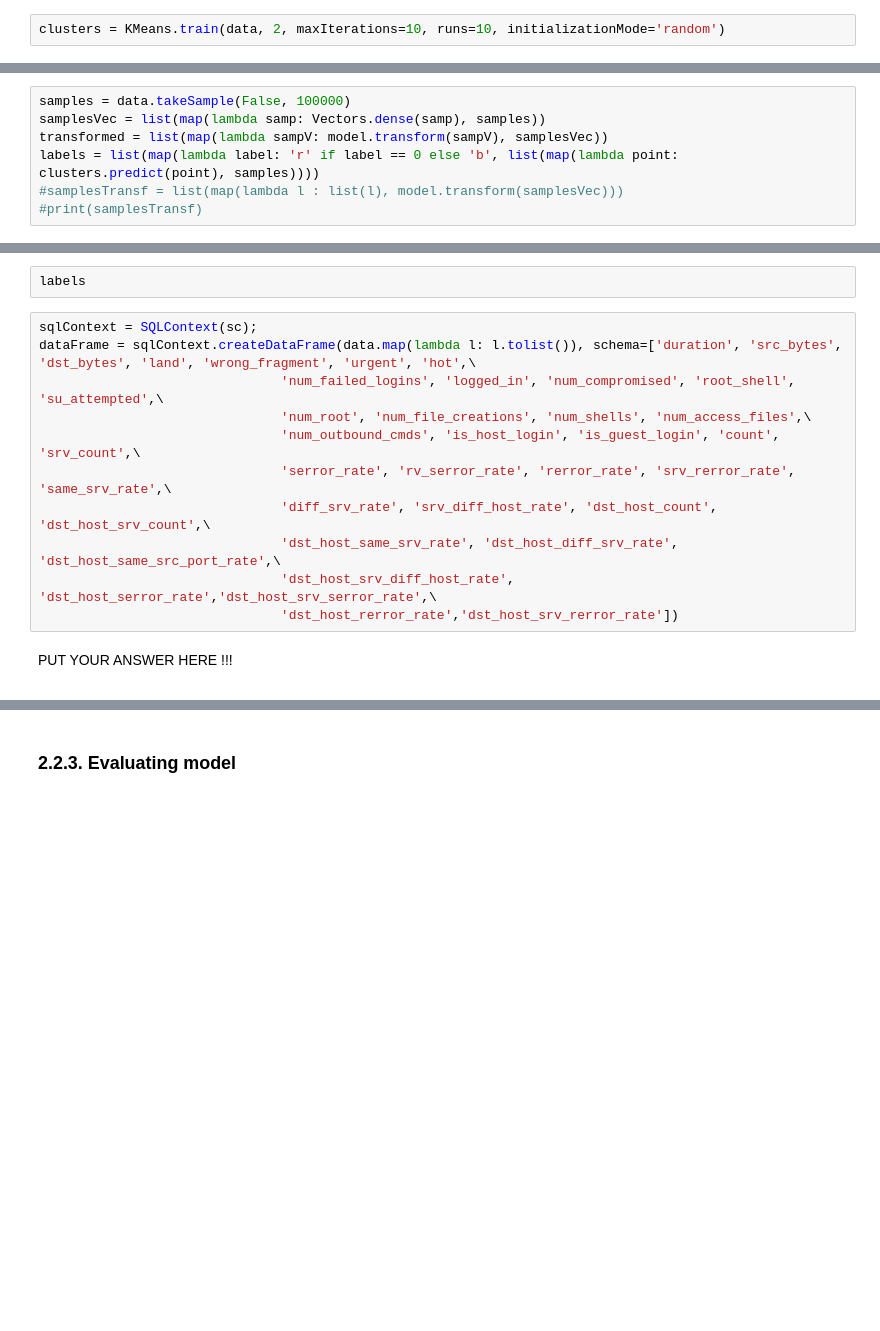
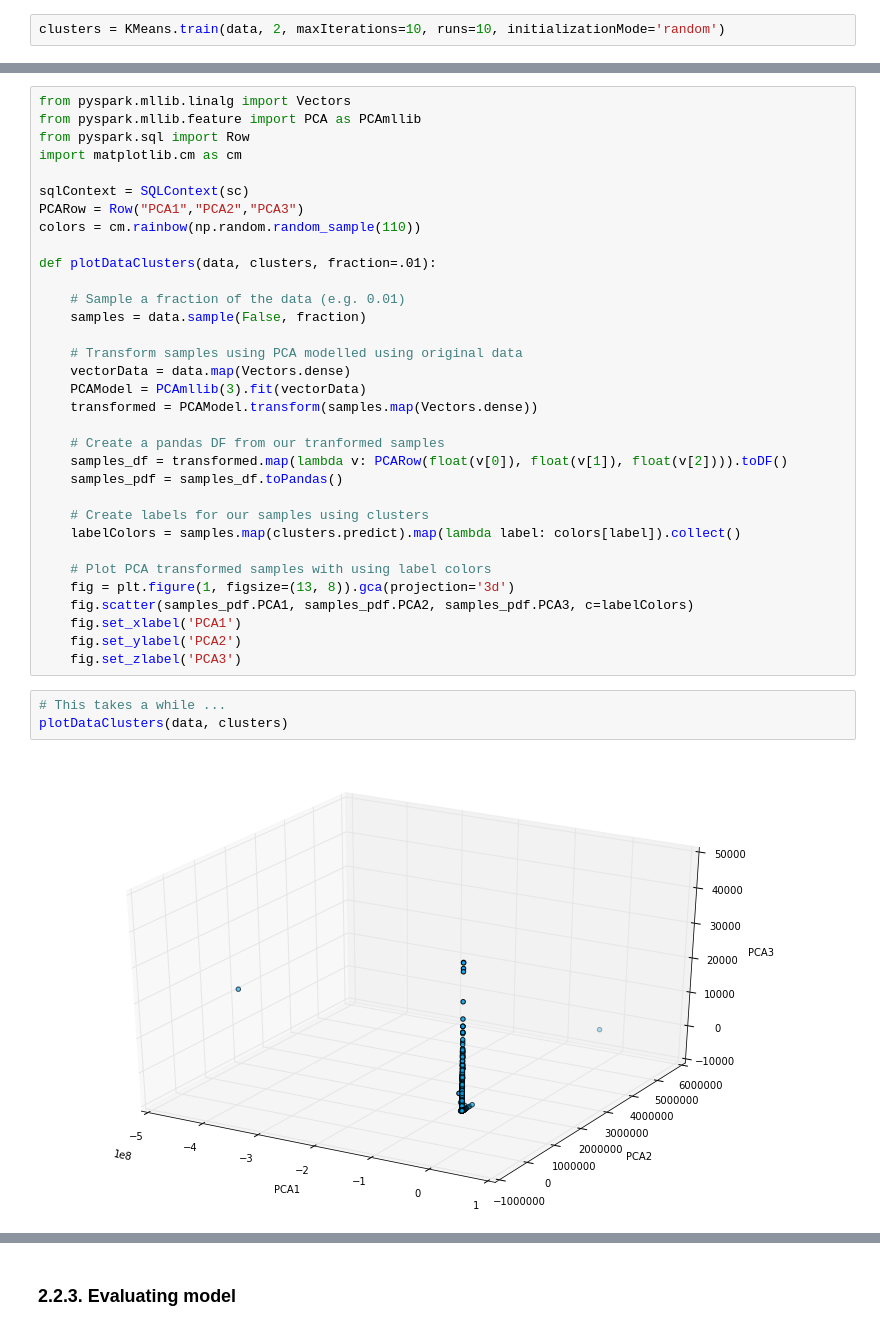
Before and after one commit to adriculteur/Algorithmic-Machine-Learning, a Jupyter notebook: Notebooks/[Lecture 10+11] Anomaly Detection in Network Traffic with K-means clustering.ipynb, the cells around one changed output, grey strips where cells are left out. Saved outputs shown, nothing was run; the diff lists cells and outputs as text; blank space fills up the shorter version.

```diff
--- a/Notebooks/[Lecture 10+11] Anomaly Detection in Network Traffic with K-means clustering.ipynb
+++ b/Notebooks/[Lecture 10+11] Anomaly Detection in Network Traffic with K-means clustering.ipynb
@@ -406,7 +393,0 @@ print(predictions)
-# %%
-samples = data.takeSample(False, 100000)
-samplesVec = list(map(lambda samp: Vectors.dense(samp), samples))
-transformed = list(map(lambda sampV: model.transform(sampV), samplesVec))
-labels = list(map(lambda label: 'r' if label == 0 else 'b', list(map(lambda point: clusters.predict(point), samples))))
-#samplesTransf = list(map(lambda l : list(l), model.transform(samplesVec)))
-#print(samplesTransf)
@@ -440,21 +394,38 @@ plt.show()
-# %%
-labels
-# %%
-sqlContext = SQLContext(sc);
-dataFrame = sqlContext.createDataFrame(data.map(lambda l: l.tolist()), schema=['duration', 'src_bytes', 'dst_bytes', 'land', 'wrong_fragment', 'urgent', 'hot',\
-                               'num_failed_logins', 'logged_in', 'num_compromised', 'root_shell', 'su_attempted',\
-                               'num_root', 'num_file_creations', 'num_shells', 'num_access_files',\
-                               'num_outbound_cmds', 'is_host_login', 'is_guest_login', 'count', 'srv_count',\
-                               'serror_rate', 'rv_serror_rate', 'rerror_rate', 'srv_rerror_rate', 'same_srv_rate',\
-                               'diff_srv_rate', 'srv_diff_host_rate', 'dst_host_count', 'dst_host_srv_count',\
-                               'dst_host_same_srv_rate', 'dst_host_diff_srv_rate', 'dst_host_same_src_port_rate',\
-                               'dst_host_srv_diff_host_rate', 'dst_host_serror_rate','dst_host_srv_serror_rate',\
-                               'dst_host_rerror_rate','dst_host_srv_rerror_rate'])
-# %% [markdown]
-<div class="answer">
-
-
-PUT YOUR ANSWER HERE !!!
-
-
-</div>
+# %%
+from pyspark.mllib.linalg import Vectors
+from pyspark.mllib.feature import PCA as PCAmllib
+from pyspark.sql import Row
+import matplotlib.cm as cm
+
+sqlContext = SQLContext(sc)
+PCARow = Row("PCA1","PCA2","PCA3")
+colors = cm.rainbow(np.random.random_sample(110))
+
+def plotDataClusters(data, clusters, fraction=.01):
+
+    # Sample a fraction of the data (e.g. 0.01)
+    samples = data.sample(False, fraction)
+
+    # Transform samples using PCA modelled using original data
+    vectorData = data.map(Vectors.dense)
+    PCAModel = PCAmllib(3).fit(vectorData)
+    transformed = PCAModel.transform(samples.map(Vectors.dense))
+
+    # Create a pandas DF from our tranformed samples
+    samples_df = transformed.map(lambda v: PCARow(float(v[0]), float(v[1]), float(v[2]))).toDF()
+    samples_pdf = samples_df.toPandas()
+
+    # Create labels for our samples using clusters
+    labelColors = samples.map(clusters.predict).map(lambda label: colors[label]).collect()
+
+    # Plot PCA transformed samples with using label colors
+    fig = plt.figure(1, figsize=(13, 8)).gca(projection='3d')
+    fig.scatter(samples_pdf.PCA1, samples_pdf.PCA2, samples_pdf.PCA3, c=labelColors)
+    fig.set_xlabel('PCA1')
+    fig.set_ylabel('PCA2')
+    fig.set_zlabel('PCA3')
+# %%
+# This takes a while ...
+plotDataClusters(data, clusters)
+# %% [output]
+[figure, added]
```
Also changed, not shown: parts of 34 cells of this notebook.
